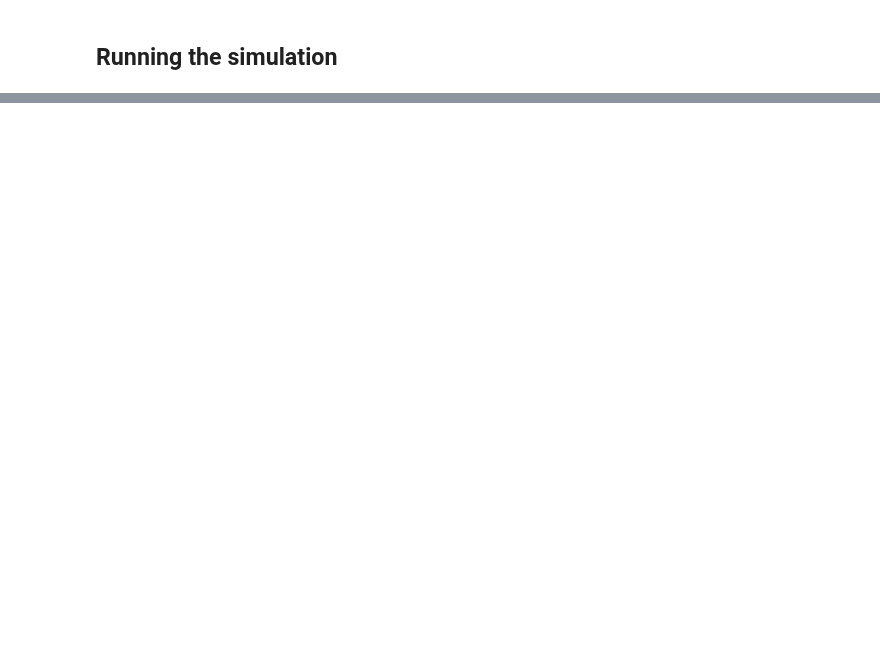
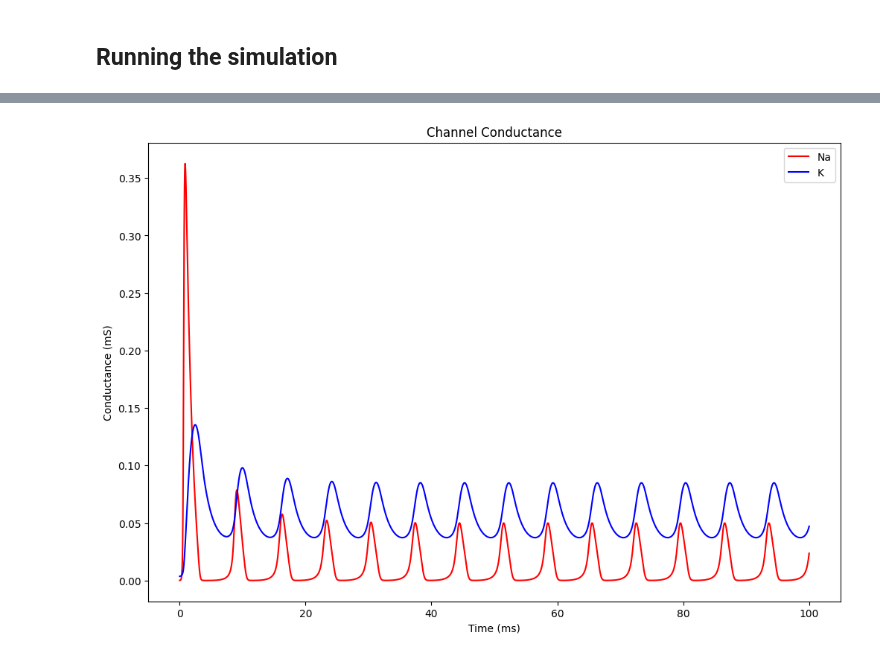
Before and after one commit to OwenJPage/Sheffield-PSY6307-Neural-Dynamics-and-Computation, a Jupyter notebook: biologically_plausible_models/hh_neuron.ipynb, the cells around one changed output, grey strips where cells are left out. Cells and saved outputs as stored; diff of their text form; code cells hidden in the pictures; blank space fills up the shorter version.

```diff
--- a/biologically_plausible_models/hh_neuron.ipynb
+++ b/biologically_plausible_models/hh_neuron.ipynb
@@ -155,0 +156,16 @@ Text(0, 0.5, 'Gate state')
+# %%
+g_na_hist = na_g_max * np.multiply(np.power(m_hist, 3), h_hist)
+g_k_hist = k_g_max * np.power(n_hist, 4)
+
+fig3 = plt.figure(figsize=(12, 8))
+ax3 = plt.axes()
+
+ax3.plot(t_range, g_na_hist, 'r', label="Na")
+ax3.plot(t_range, g_k_hist, 'b', label="K")
+ax3.legend()
+ax3.set_title("Channel Conductance")
+ax3.set_xlabel("Time (ms)")
+ax3.set_ylabel("Conductance (mS)");
+plt.show()
+# %% [output]
+[figure, added]
```
Also changed, not shown: parts of 4 cells of this notebook, 2 other files.
